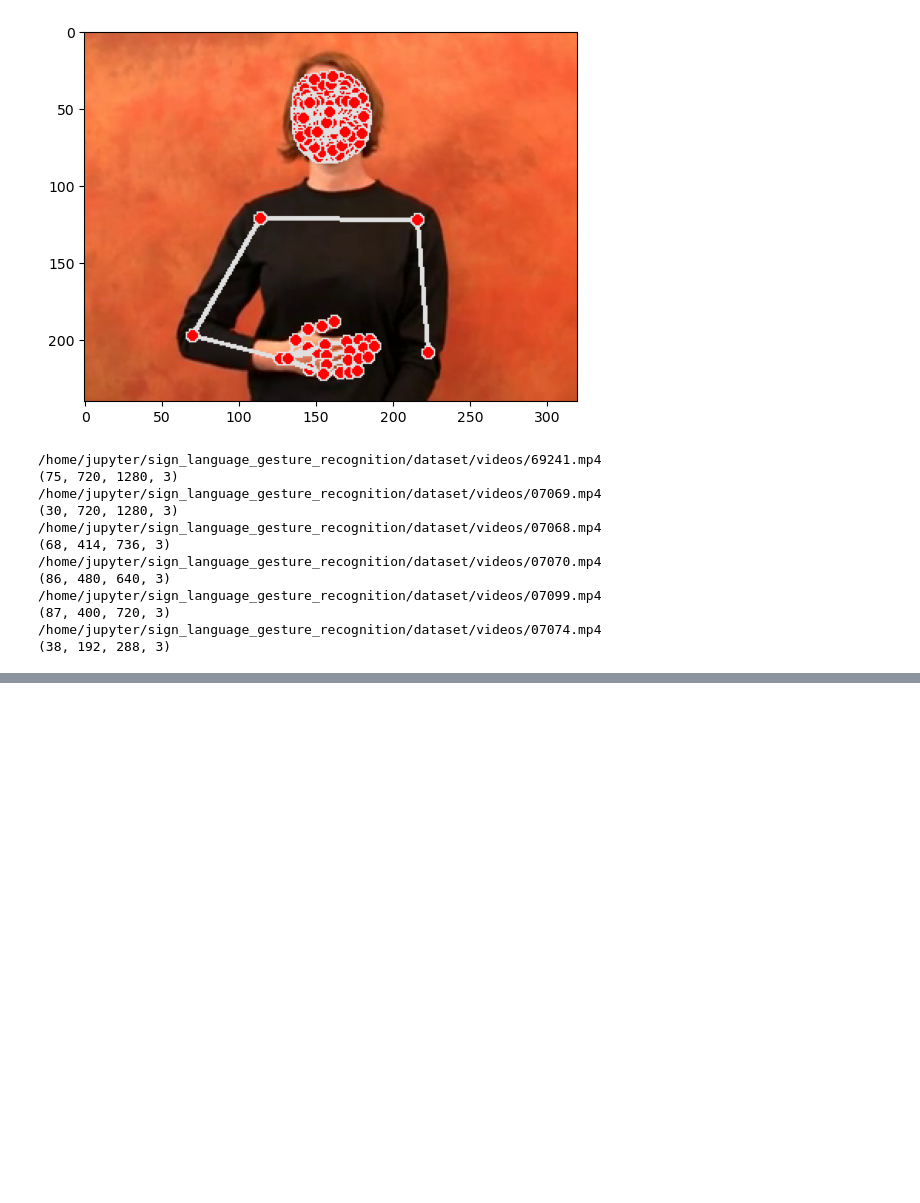
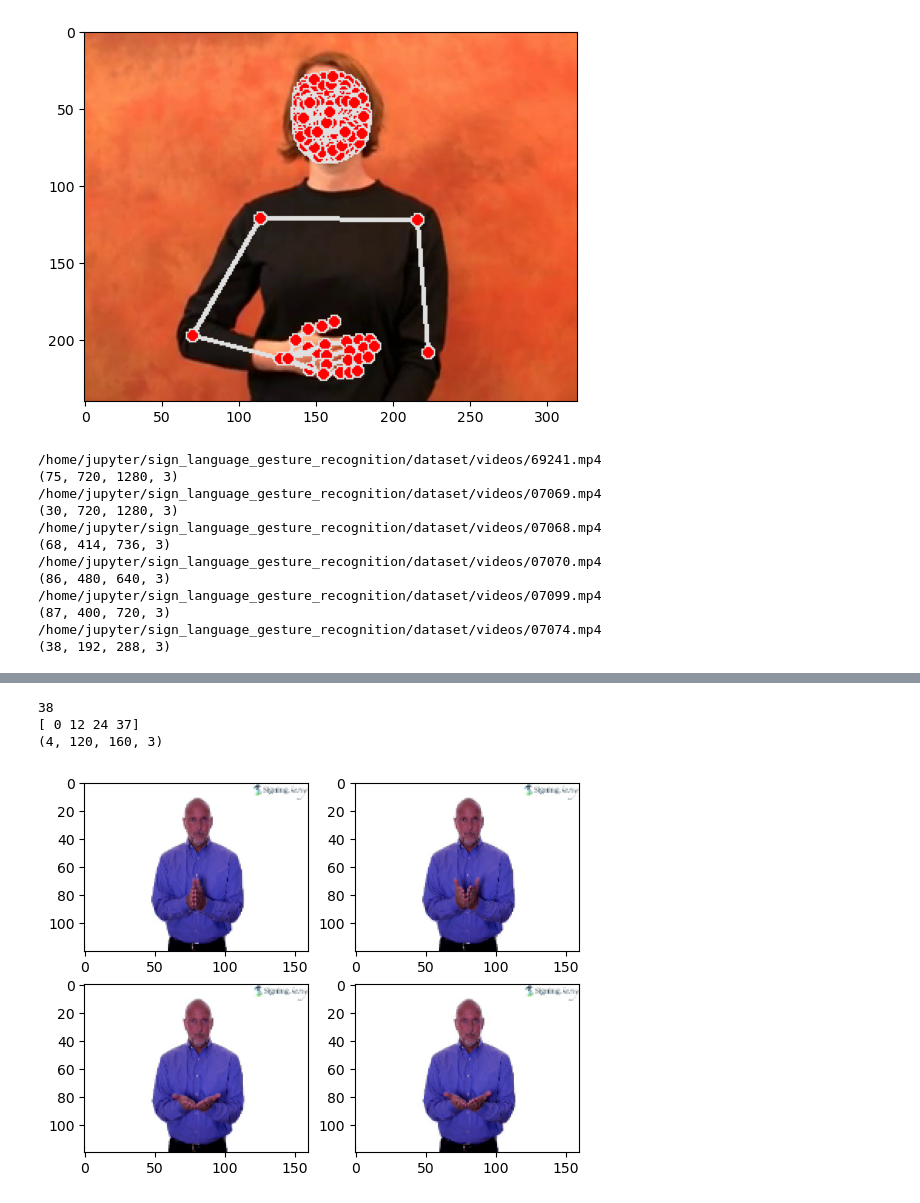
Before and after one commit to WojciechMojsiejuk/sign_language_gesture_recognition, a Jupyter notebook: asl_gesture_recognition.ipynb, the cells around one changed output, grey strips where cells are left out. Saved outputs shown, nothing was run; the diff lists cells and outputs as text; code cells hidden in the pictures; blank space fills up the shorter version.

```diff
--- a/asl_gesture_recognition.ipynb
+++ b/asl_gesture_recognition.ipynb
@@ -471,0 +513,19 @@ Problem is videos have different number of frames as well as screen resolution
+# %%
+p_video = video_preprocessing(frames, True)
+# %% [output]
+38
+[ 0 12 24 37]
+(4, 120, 160, 3)
+# %%
+plt.title('Frames after resizing')
+plt.subplot(2,2,1)
+plt.imshow(p_video[0])
+plt.subplot(2,2,2)
+plt.imshow(p_video[1])
+plt.subplot(2,2,3)
+plt.imshow(p_video[2])
+plt.subplot(2,2,4)
+plt.imshow(p_video[3])
+plt.show()
+# %% [output]
+[figure, added]
```
Also changed, not shown: parts of 12 cells of this notebook.
